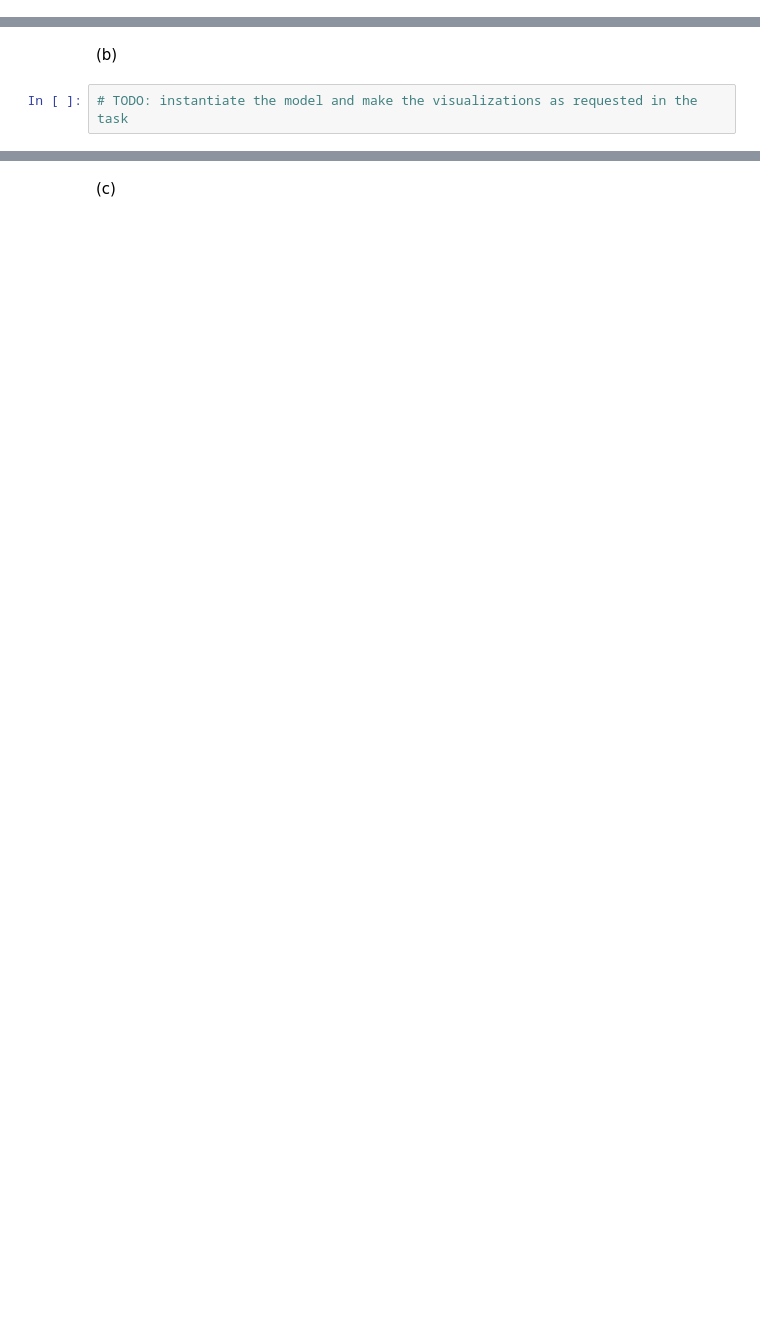
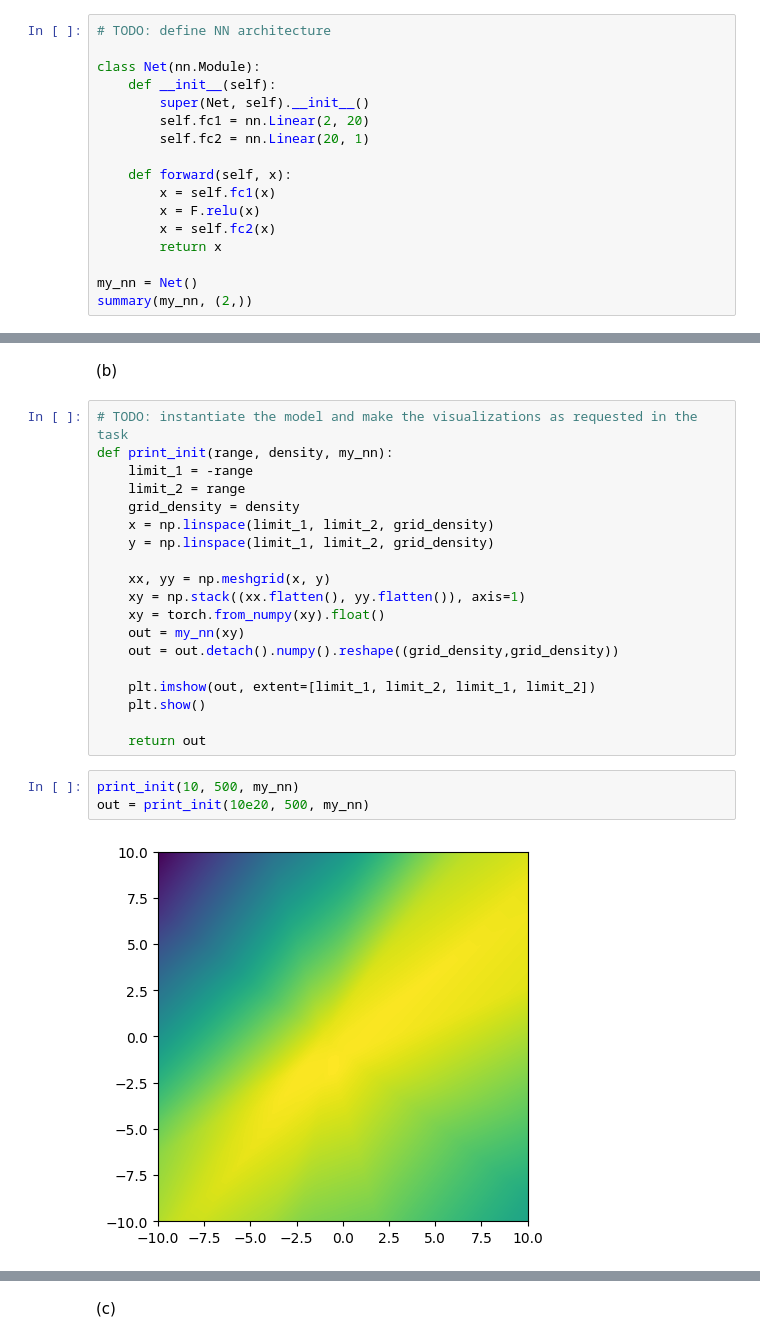
Before and after one commit to bGuenes/mlph2023-Exercises, a Jupyter notebook: sheet03.ipynb, the cells around one changed output, grey strips where cells are left out. Cells and saved outputs as stored; diff of their text form; blank space fills up the shorter version.

```diff
--- a/sheet03.ipynb
+++ b/sheet03.ipynb
@@ -74,0 +74,17 @@ The problem can be solved by an MLP with a single hidden layer, because the hidd
+# %%
+# TODO: define NN architecture
+
+class Net(nn.Module):
+    def __init__(self):
+        super(Net, self).__init__()
+        self.fc1 = nn.Linear(2, 20)
+        self.fc2 = nn.Linear(20, 1)
+
+    def forward(self, x):
+        x = self.fc1(x)
+        x = F.relu(x)
+        x = self.fc2(x)
+        return x
+
+my_nn = Net()
+summary(my_nn, (2,))
@@ -75,4 +109,26 @@ The problem can be solved by an MLP with a single hidden layer, because the hidd
 # %% [markdown]
 (b)
-# %%
-# TODO: instantiate the model and make the visualizations as requested in the task
+# %%
+# TODO: instantiate the model and make the visualizations as requested in the task
+def print_init(range, density, my_nn):
+    limit_1 = -range
+    limit_2 = range
+    grid_density = density
+    x = np.linspace(limit_1, limit_2, grid_density)
+    y = np.linspace(limit_1, limit_2, grid_density)
+
+    xx, yy = np.meshgrid(x, y)
+    xy = np.stack((xx.flatten(), yy.flatten()), axis=1)
+    xy = torch.from_numpy(xy).float()
+    out = my_nn(xy)
+    out = out.detach().numpy().reshape((grid_density,grid_density))
+
+    plt.imshow(out, extent=[limit_1, limit_2, limit_1, limit_2])
+    plt.show()
+
+    return out
+# %%
+print_init(10, 500, my_nn)
+out = print_init(10e20, 500, my_nn)
+# %% [output]
+[figure, added]
```
Also changed, not shown: parts of 12 cells of this notebook.
